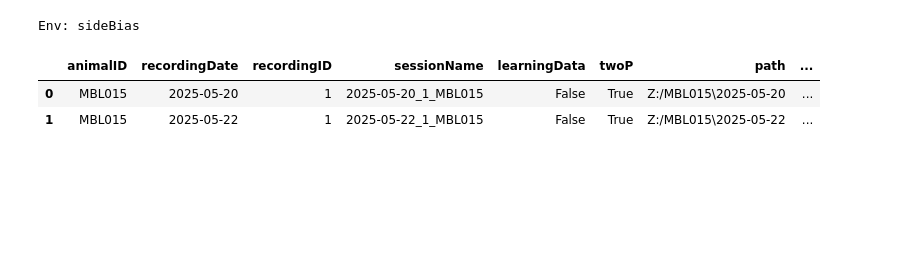
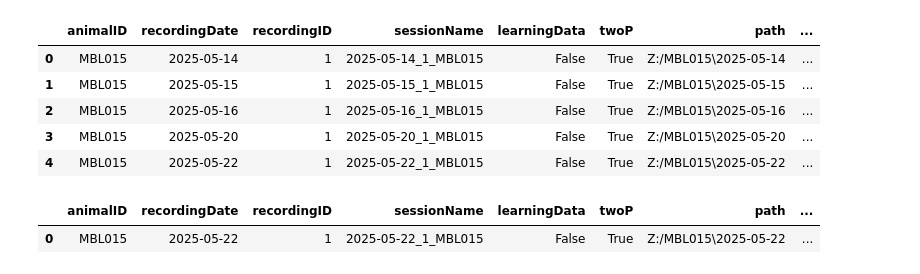
Before and after one commit to huriyeatg/sideBiasLateralisation, a Jupyter notebook: temp_analysis.ipynb, the cells around one changed output. Cells and saved outputs as stored; diff of their text form; code cells hidden in the pictures; blank space fills up the shorter version.

```diff
--- a/temp_analysis.ipynb
+++ b/temp_analysis.ipynb
@@ -5,39 +5,53 @@
 #load libraries
 import glob
 import os
+import json
 import pandas as pd
 from datetime import datetime
 import numpy as np
 import main_funcs as mfun
 
 import plot_funcs as pfun
 import utils_funcs as utils # utils is from Vape - catcher file:
 import matplotlib.pyplot as plt
 import seaborn as sns
 from scipy.stats import zscore
 import pickle
 
 
 # Get the data info
 pfun.set_figure()
 
 # Get the data info
 infoPath = 'C:/Users/Lak Lab/Documents/Github/sideBiasLateralisation/analysis/infoForAnalysis.pkl'
+analysis_path = 'C:/Users/Lak Lab/Documents/Github/sideBiasLateralisation/analysis/'
 info = pd.read_pickle(infoPath)
 
 ## Parameters
 fRate = 1000/30
 responsiveness_test_duration = 1000.0 #in ms
 pre_frames    = 2000.0# in ms
 pre_frames    = int(np.ceil(pre_frames/fRate))
 post_frames   = 6000.0 # in ms
 post_frames   = int(np.ceil(post_frames/fRate))
 analysisWindowDur = 750 # in ms
 analysisWindowDur = int(np.ceil(analysisWindowDur/fRate))
 
 info.recordingList
 # %% [output]
-Env: sideBias
 |  | animalID | recordingDate | recordingID | sessionName | learningData | twoP | path | ... |
-| 0 | MBL015 | 2025-05-20 | 1 | 2025-05-20_1_MBL015 | False | True | Z:/MBL015\2025-05-20 | ... |
-| 1 | MBL015 | 2025-05-22 | 1 | 2025-05-22_1_MBL015 | False | True | Z:/MBL015\2025-05-22 | ... |
+| 0 | MBL015 | 2025-05-14 | 1 | 2025-05-14_1_MBL015 | False | True | Z:/MBL015\2025-05-14 | ... |
+| 1 | MBL015 | 2025-05-15 | 1 | 2025-05-15_1_MBL015 | False | True | Z:/MBL015\2025-05-15 | ... |
+| 2 | MBL015 | 2025-05-16 | 1 | 2025-05-16_1_MBL015 | False | True | Z:/MBL015\2025-05-16 | ... |
+| 3 | MBL015 | 2025-05-20 | 1 | 2025-05-20_1_MBL015 | False | True | Z:/MBL015\2025-05-20 | ... |
+| 4 | MBL015 | 2025-05-22 | 1 | 2025-05-22_1_MBL015 | False | True | Z:/MBL015\2025-05-22 | ... |
+# %%
+# List of sessions to filter
+# specific_expRefs = ['2025-05-22_1_MBL015', '2025-05-20_1_MBL015', '2025-05-16_1_MBL015', '2025-05-14_1_MBL015']
+specific_expRefs = ['2025-05-22_1_MBL015']
+# Filter the recording list to include only the specified sessions
+info.recordingList = info.recordingList[info.recordingList['sessionName'].isin(specific_expRefs)].reset_index(drop=True)
+info.recordingList
+# %% [output]
+|  | animalID | recordingDate | recordingID | sessionName | learningData | twoP | path | ... |
+| 0 | MBL015 | 2025-05-22 | 1 | 2025-05-22_1_MBL015 | False | True | Z:/MBL015\2025-05-22 | ... |
```
Also changed, not shown: parts of 7 cells of this notebook, 8 other files.
